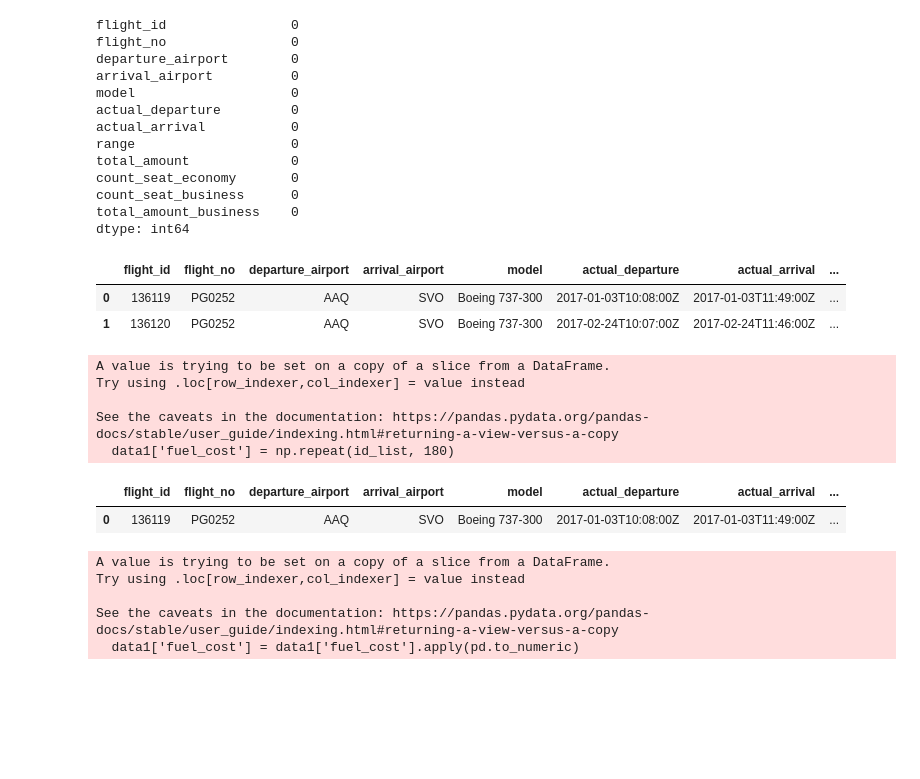
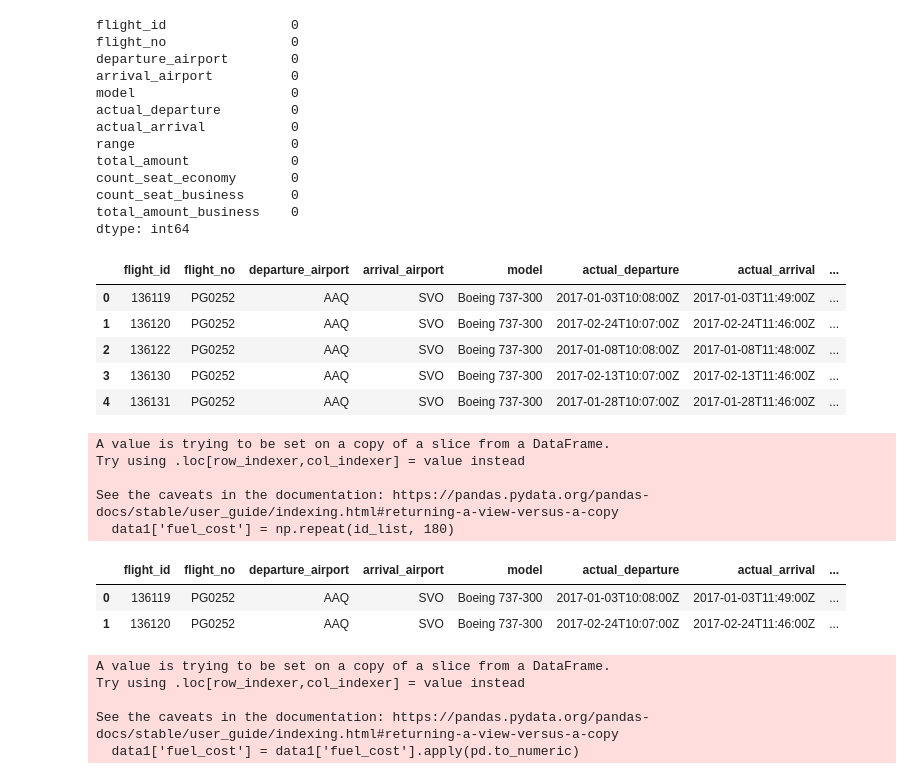
Before and after one commit to AleksandrNisch/Project_4_Skillfactory, a Jupyter notebook: Project 4 research tables.ipynb, the cells around one changed output. Drawn from its saved outputs; the diff is of its cells as text; code cells hidden in the pictures; blank space fills up the shorter version.

```diff
--- a/Project 4 research tables.ipynb
+++ b/Project 4 research tables.ipynb
@@ -78,20 +85,23 @@ total_amount_business    0
 dtype: int64
 # %%
 data1.pop('range')
-data1.head(2)
+data1.head(5)
 # %% [output]
 |  | flight_id | flight_no | departure_airport | arrival_airport | model | actual_departure | actual_arrival | ... |
 | 0 | 136119 | PG0252 | AAQ | SVO | Boeing 737-300 | 2017-01-03T10:08:00Z | 2017-01-03T11:49:00Z | ... |
 | 1 | 136120 | PG0252 | AAQ | SVO | Boeing 737-300 | 2017-02-24T10:07:00Z | 2017-02-24T11:46:00Z | ... |
+| 2 | 136122 | PG0252 | AAQ | SVO | Boeing 737-300 | 2017-01-08T10:08:00Z | 2017-01-08T11:48:00Z | ... |
+| 3 | 136130 | PG0252 | AAQ | SVO | Boeing 737-300 | 2017-02-13T10:07:00Z | 2017-02-13T11:46:00Z | ... |
+| 4 | 136131 | PG0252 | AAQ | SVO | Boeing 737-300 | 2017-01-28T10:07:00Z | 2017-01-28T11:46:00Z | ... |
 # %%
 # Предположим, что Цена авиационного топлива за тонну 2017
 # https://regionneftesbit.ru/cena-aviacionnogo-topliva-za-tonnu-2017/
 # 37 рублей за 1 кг или 37000 рублей за тонну
 # Цену в модели можно уточнить, если найдется дополнение
 # %%
-id_list = ["1"]
+id_list = ["37000"]
 data1['fuel_cost'] = np.repeat(id_list, 180)
-data1.head(1)
+data1.head(2)
 # %% [output]
 A value is trying to be set on a copy of a slice from a DataFrame.
 Try using .loc[row_indexer,col_indexer] = value instead
@@ -100,6 +110,7 @@ See the caveats in the documentation: https://pandas.pydata.org/pandas-docs/stab
   data1['fuel_cost'] = np.repeat(id_list, 180)
 |  | flight_id | flight_no | departure_airport | arrival_airport | model | actual_departure | actual_arrival | ... |
 | 0 | 136119 | PG0252 | AAQ | SVO | Boeing 737-300 | 2017-01-03T10:08:00Z | 2017-01-03T11:49:00Z | ... |
+| 1 | 136120 | PG0252 | AAQ | SVO | Boeing 737-300 | 2017-02-24T10:07:00Z | 2017-02-24T11:46:00Z | ... |
 # %%
 # преобразуем столбец fuel_cost в числовой формат
 data1['fuel_cost'] = data1['fuel_cost'].apply(pd.to_numeric)
```
Also changed, not shown: parts of 16 cells of this notebook, 1 other file.
